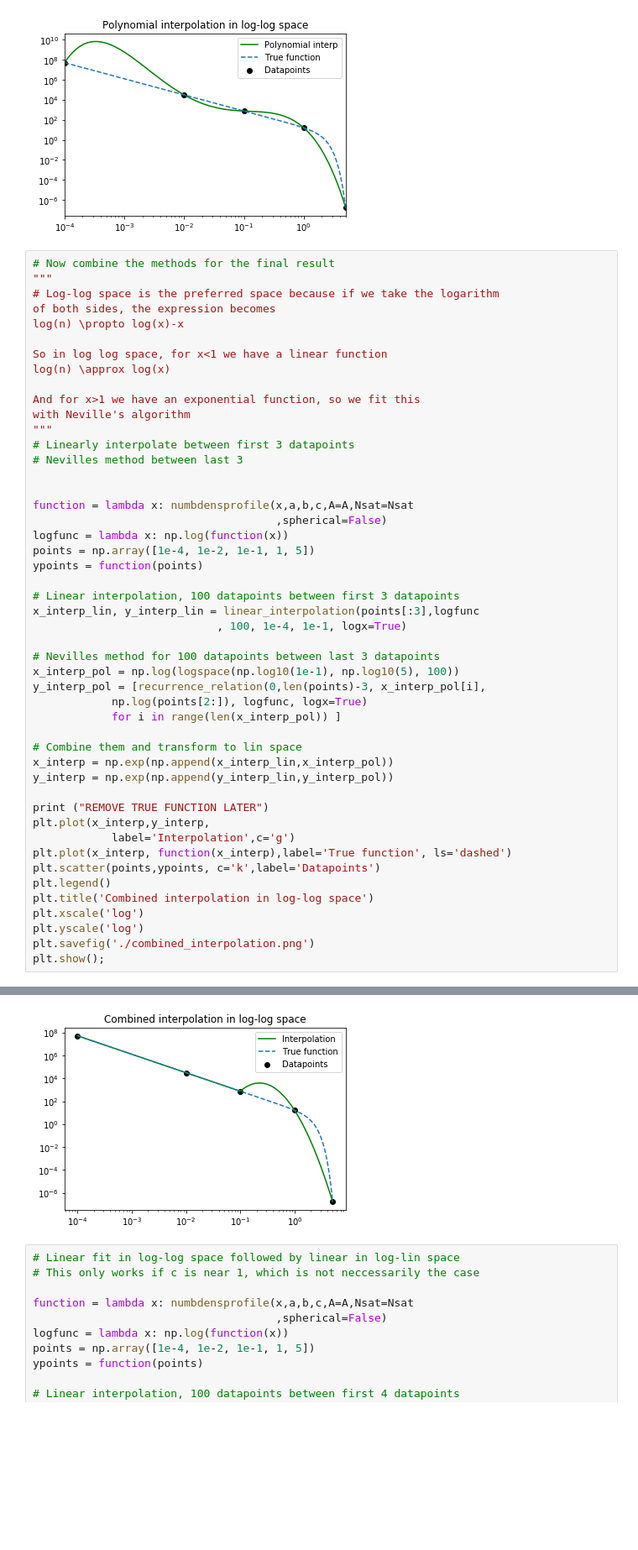
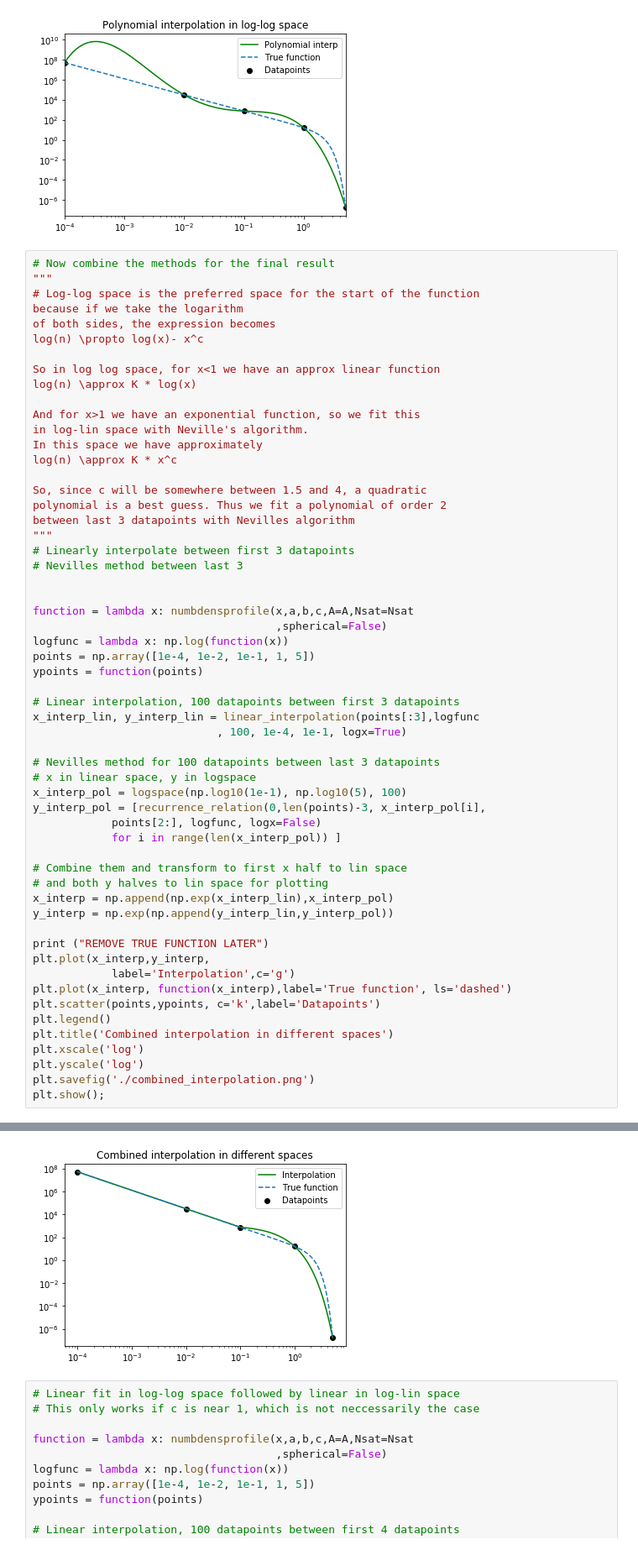
Before and after one commit to ErikOsinga/numerical_recipies, a Jupyter notebook: assignment1/assignment1_osinga.ipynb, the cells around one changed output, grey strips where cells are left out. Shown at 84% size. Cells and saved outputs as stored; diff of their text form; blank space fills up the shorter version.

Commit message:
Decided to combine spaces and use Nevilles interp

```diff
--- a/assignment1/assignment1_osinga.ipynb
+++ b/assignment1/assignment1_osinga.ipynb
@@ -449,54 +449,63 @@ plt.show();
 # %%
 # Now combine the methods for the final result
 """
-# Log-log space is the preferred space because if we take the logarithm
+# Log-log space is the preferred space for the start of the function
+because if we take the logarithm
 of both sides, the expression becomes
-log(n) \propto log(x)-x
+log(n) \propto log(x)- x^c
 
-So in log log space, for x<1 we have a linear function
-log(n) \approx log(x)
+So in log log space, for x<1 we have an approx linear function
+log(n) \approx K * log(x)
 
 And for x>1 we have an exponential function, so we fit this
-with Neville's algorithm
+in log-lin space with Neville's algorithm.
+In this space we have approximately
+log(n) \approx K * x^c
+
+So, since c will be somewhere between 1.5 and 4, a quadratic
+polynomial is a best guess. Thus we fit a polynomial of order 2
+between last 3 datapoints with Nevilles algorithm
 """
 # Linearly interpolate between first 3 datapoints
 # Nevilles method between last 3
 
 
 function = lambda x: numbdensprofile(x,a,b,c,A=A,Nsat=Nsat
                                      ,spherical=False)
 logfunc = lambda x: np.log(function(x))
 points = np.array([1e-4, 1e-2, 1e-1, 1, 5])
 ypoints = function(points)
 
 # Linear interpolation, 100 datapoints between first 3 datapoints
 x_interp_lin, y_interp_lin = linear_interpolation(points[:3],logfunc
                             , 100, 1e-4, 1e-1, logx=True)
 
 # Nevilles method for 100 datapoints between last 3 datapoints
-x_interp_pol = np.log(logspace(np.log10(1e-1), np.log10(5), 100))
+# x in linear space, y in logspace
+x_interp_pol = logspace(np.log10(1e-1), np.log10(5), 100)
 y_interp_pol = [recurrence_relation(0,len(points)-3, x_interp_pol[i],
-            np.log(points[2:]), logfunc, logx=True)
+            points[2:], logfunc, logx=False)
             for i in range(len(x_interp_pol)) ]
 
-# Combine them and transform to lin space
-x_interp = np.exp(np.append(x_interp_lin,x_interp_pol))
+# Combine them and transform to first x half to lin space
+# and both y halves to lin space for plotting
+x_interp = np.append(np.exp(x_interp_lin),x_interp_pol)
 y_interp = np.exp(np.append(y_interp_lin,y_interp_pol))
 
 print ("REMOVE TRUE FUNCTION LATER")
 plt.plot(x_interp,y_interp,
             label='Interpolation',c='g')
 plt.plot(x_interp, function(x_interp),label='True function', ls='dashed')
 plt.scatter(points,ypoints, c='k',label='Datapoints')
 plt.legend()
-plt.title('Combined interpolation in log-log space')
+plt.title('Combined interpolation in different spaces')
 plt.xscale('log')
 plt.yscale('log')
 plt.savefig('./combined_interpolation.png')
 plt.show();
 # %% [output]
 REMOVE TRUE FUNCTION LATER
-[figure, old version]
+[figure, new version]
 # %%
 # Linear fit in log-log space followed by linear in log-lin space
 # This only works if c is near 1, which is not neccessarily the case
```
Also changed, not shown: parts of 5 cells of this notebook, 2 other files.
